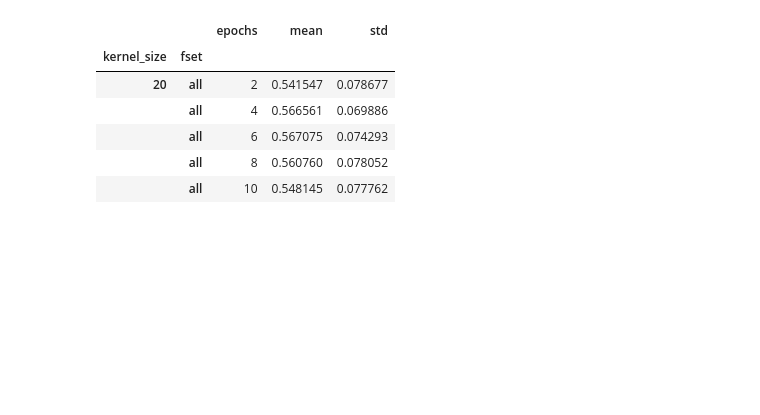
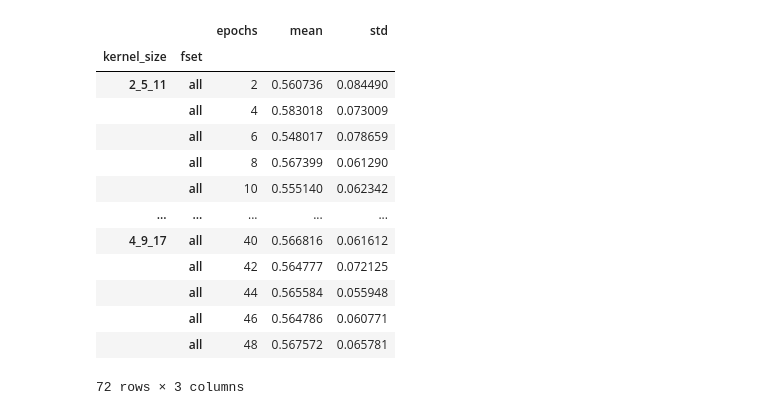
Before and after one commit to hajaalin/n_track_ML, a Jupyter notebook: scripts/tsc/accuracy_vs_epochs.ipynb, the cells around one changed output. Drawn from its saved outputs; the diff is of its cells as text; code cells hidden in the pictures; blank space fills up the shorter version.

```diff
--- a/scripts/tsc/accuracy_vs_epochs.ipynb
+++ b/scripts/tsc/accuracy_vs_epochs.ipynb
@@ -20,7 +20,9 @@ def read_output_files(dirs):
 
     return pd.concat(scores_all)
 # %%
-output_dirs = ['/proj/hajaalin/Projects/n_track_ML/output/cross-validation/k20_reshape_input_all_20221209']
+output_dirs = ['/proj/hajaalin/Projects/n_track_ML/output/cross-validation/le_k3_8_17_all_20230124',
+               '/proj/hajaalin/Projects/n_track_ML/output/cross-validation/le_k2_5_11_all_20230124',
+               '/proj/hajaalin/Projects/n_track_ML/output/cross-validation/le_k4_9_17_all_20230124',]
 df = read_output_files(output_dirs)
 df.head()
 # %% [output]
@@ -33,15 +35,22 @@ df.head()
 # %%
 grp = df.groupby(['kernel_size','fset','epochs'])['accuracy'].agg(['mean','std'])
 grp = grp.reset_index(level=2)
-grp.head()
+grp
 # %% [output]
 |  |  | epochs | mean | std |
 | kernel_size | fset |  |  |  |
-| 20 | all | 2 | 0.541547 | 0.078677 |
-|  | all | 4 | 0.566561 | 0.069886 |
-|  | all | 6 | 0.567075 | 0.074293 |
-|  | all | 8 | 0.560760 | 0.078052 |
-|  | all | 10 | 0.548145 | 0.077762 |
+| 2_5_11 | all | 2 | 0.560736 | 0.084490 |
+|  | all | 4 | 0.583018 | 0.073009 |
+|  | all | 6 | 0.548017 | 0.078659 |
+|  | all | 8 | 0.567399 | 0.061290 |
+|  | all | 10 | 0.555140 | 0.062342 |
+| ... | ... | ... | ... | ... |
+| 4_9_17 | all | 40 | 0.566816 | 0.061612 |
+|  | all | 42 | 0.564777 | 0.072125 |
+|  | all | 44 | 0.565584 | 0.055948 |
+|  | all | 46 | 0.564786 | 0.060771 |
+|  | all | 48 | 0.567572 | 0.065781 |
+72 rows × 3 columns
 # %%
 
 # copy data in a new dataframe, separate feature sets
```
Also changed, not shown: parts of 3 cells of this notebook, 3 other files.
